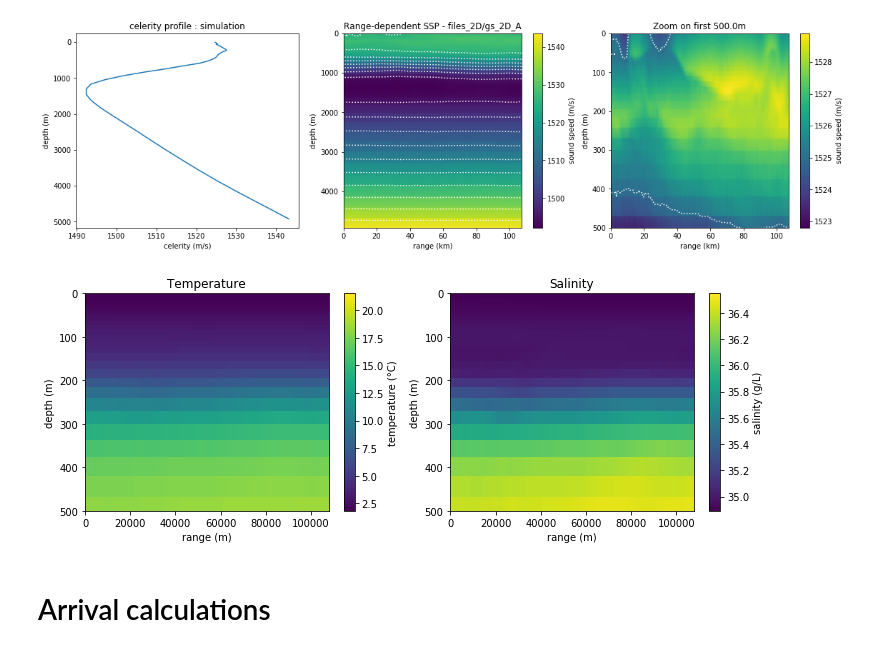
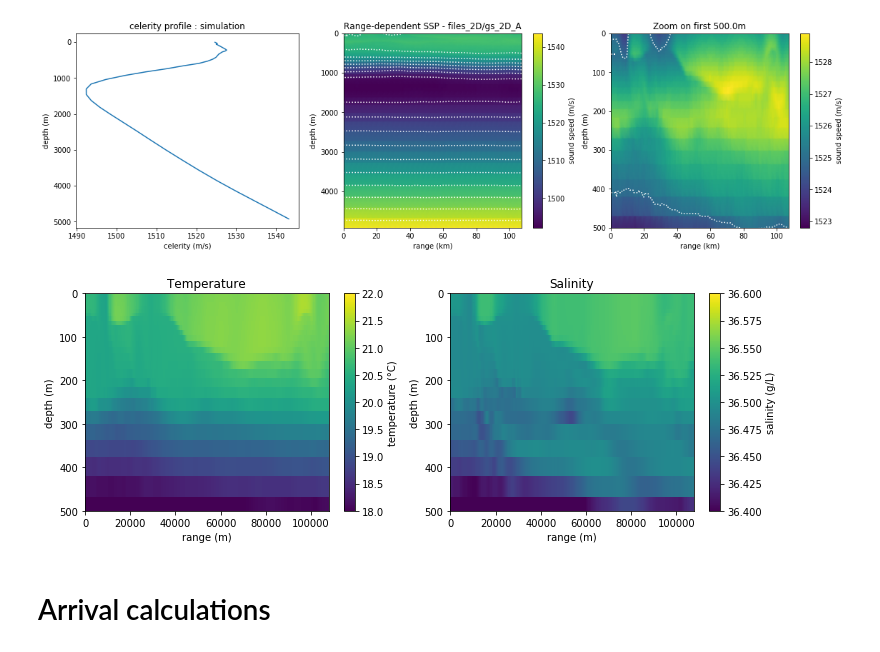
Before and after one commit to ponchama/Cognac_Acoustique, a Jupyter notebook: Bellhop/Partie3_tables_des_temps/Time tables - 2D profiles.ipynb, the cells around one changed output. Drawn from its saved outputs; the diff is of its cells as text; code cells hidden in the pictures.

```diff
--- a/Bellhop/Partie3_tables_des_temps/Time tables - 2D profiles.ipynb
+++ b/Bellhop/Partie3_tables_des_temps/Time tables - 2D profiles.ipynb
@@ -81,34 +81,34 @@ plt.show()
 # %% [output]
 [figure]
 # %%
-Temp = s.SSP['gs']['Temp']
-Sal = s.SSP['gs']['Sal']
+Temp = np.flipud(s.SSP['gs']['Temp'])
+Sal = np.flipud(s.SSP['gs']['Sal'])
 # %%
 plt.figure(figsize=(12,4))
 plt.subplot(121)
 plt.pcolormesh(r, depth, Temp)
 plt.title ('Temperature')
 plt.xlabel("range (m)")
 plt.ylabel("depth (m)")
 cbar = plt.colorbar()
 cbar.set_label("temperature (°C)")
 plt.ylim([0,500])
-#plt.clim([2.,18.])
+plt.clim([18.,22.])
 plt.gca().invert_yaxis()
 
 plt.subplot(122)
 plt.pcolormesh(r, depth, Sal)
 plt.title ('Salinity')
 plt.xlabel("range (m)")
 plt.ylabel("depth (m)")
 cbar = plt.colorbar()
 cbar.set_label("salinity (g/L)")
 plt.ylim([0,500])
-#plt.clim([34.8,35.3])
+plt.clim([36.4,36.6])
 plt.gca().invert_yaxis()
 plt.show()
 # %% [output]
-[figure, old version]
+[figure, new version]
 # %% [markdown]
 # Arrival calculations
 # %%
```
